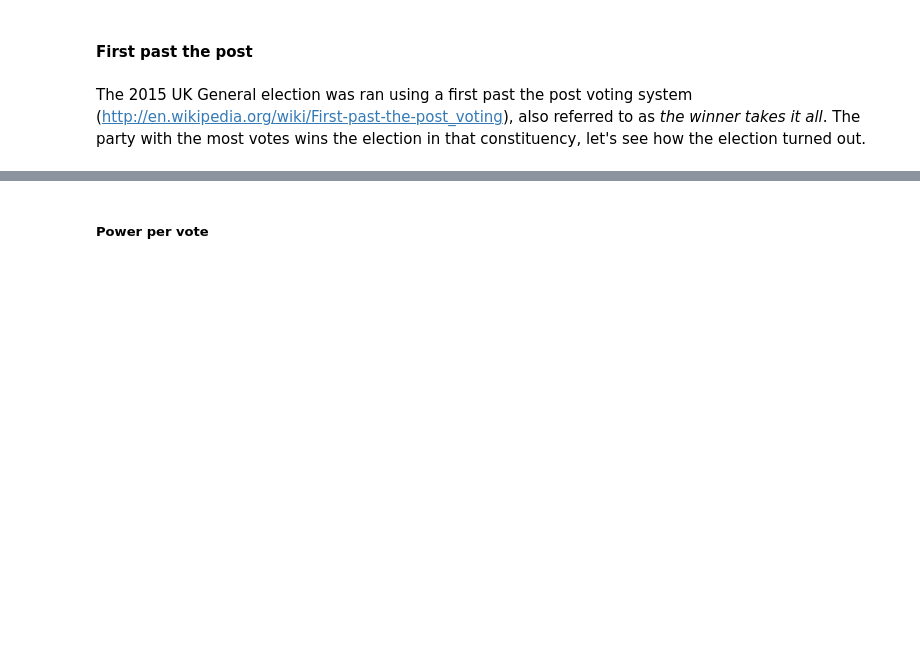
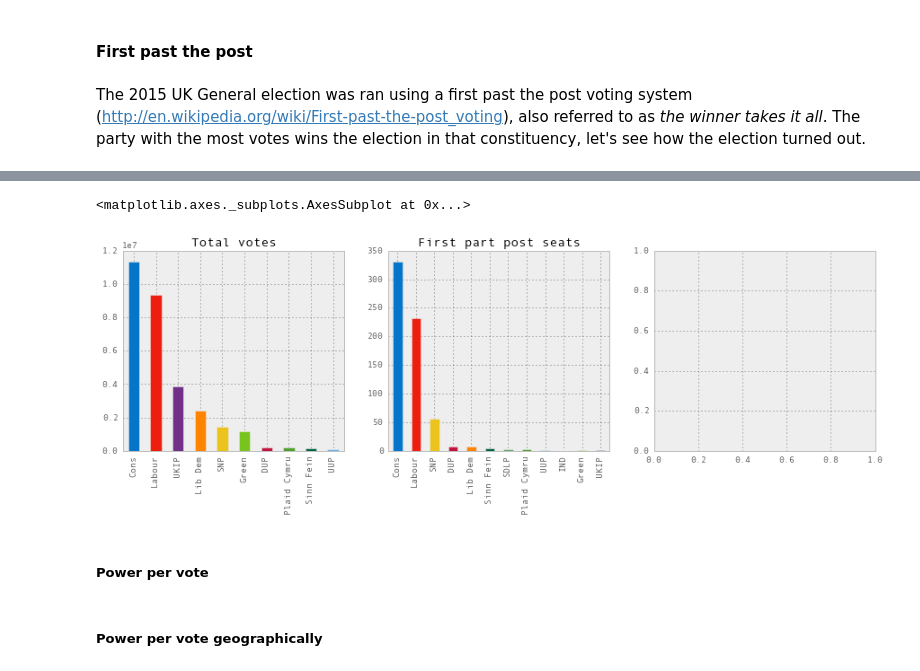
Before and after one commit to poulter7/uk_2015, a Jupyter notebook: uk_election.ipynb, the cells around one changed output, grey strips where cells are left out. Drawn from its saved outputs; the diff is of its cells as text; code cells hidden in the pictures; blank space fills up the shorter version.

```diff
--- a/uk_election.ipynb
+++ b/uk_election.ipynb
@@ -81,2 +132,13 @@ The 2015 UK General election was ran using a first past the post voting system (
+# %%
+fig, axs = plt.subplots(1,3, figsize=(15,4))
+
+votes.plot(ax=axs[0], kind='bar', title='Total votes', color=colors(votes.index))
+seats.plot(ax=axs[1], kind='bar', title='First part post seats', color=colors(seats.index))
+#TODO d'Hondt system seats
+# %% [output]
+<matplotlib.axes._subplots.AxesSubplot at 0x...>
+[figure, added]
 # %% [markdown]
 ##### Power per vote
+# %% [markdown]
+##### Power per vote geographically
```
Also changed, not shown: parts of 16 cells of this notebook.
